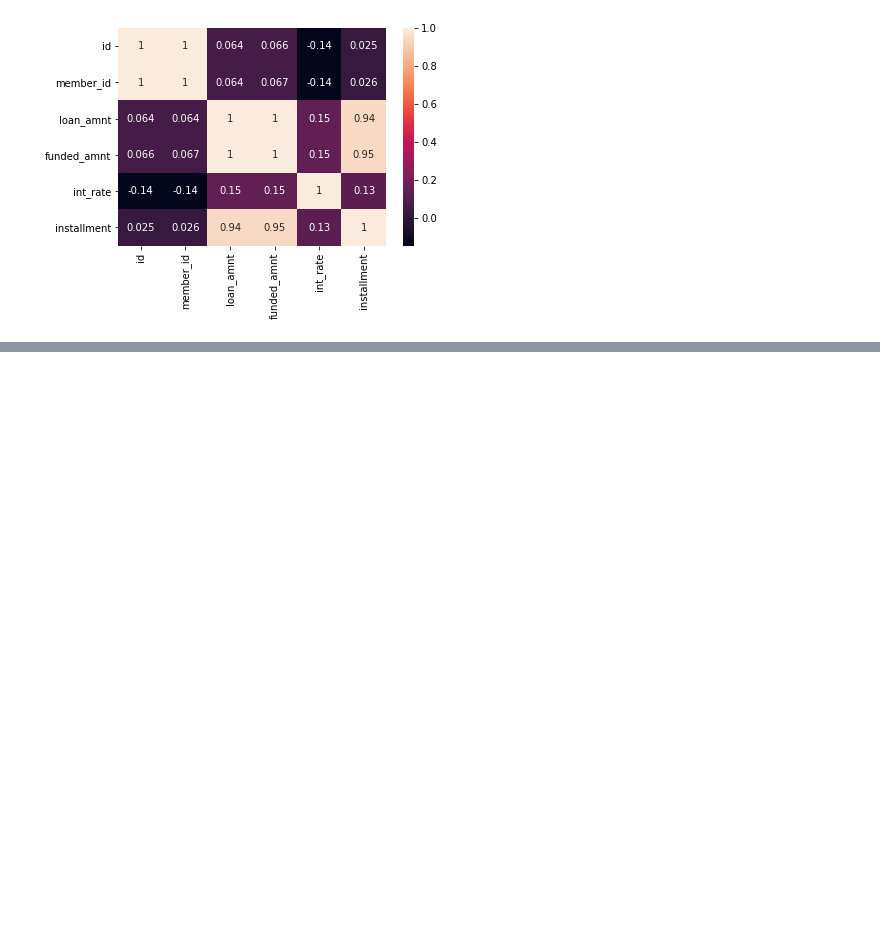
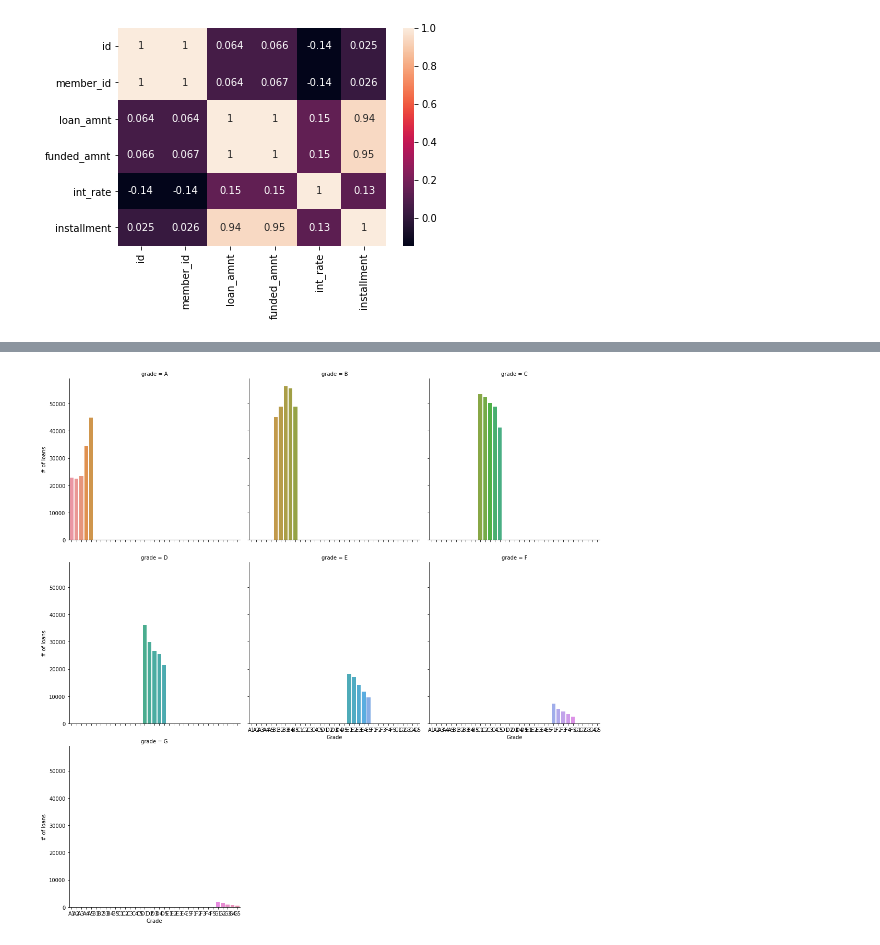
Before and after one commit to johnny12150/DSS_P2P, a Jupyter notebook: notebook/Grade - MLP.ipynb, the cells around one changed output, grey strips where cells are left out. Saved outputs shown, nothing was run; the diff lists cells and outputs as text; code cells hidden in the pictures; blank space fills up the shorter version.

```diff
--- a/notebook/Grade - MLP.ipynb
+++ b/notebook/Grade - MLP.ipynb
@@ -134,0 +157,4 @@ sns.heatmap(loan_corr, xticklabels = loan_corr.columns, yticklabels = loan_corr.
+# %%
+sns.catplot(x='sub_grade', data=Loan_order, col='grade', kind='count', col_wrap=3).set_axis_labels('Grade', '# of loans');
+# %% [output]
+[figure, added]
```
Also changed, not shown: parts of 8 cells of this notebook.
